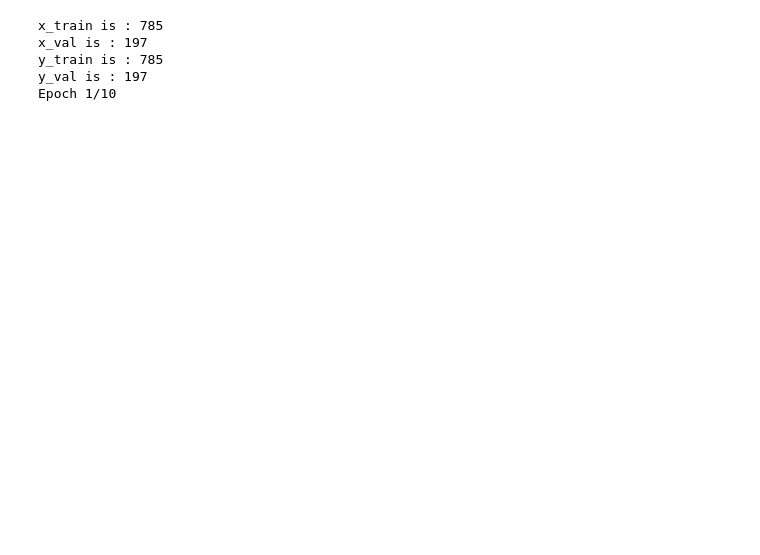
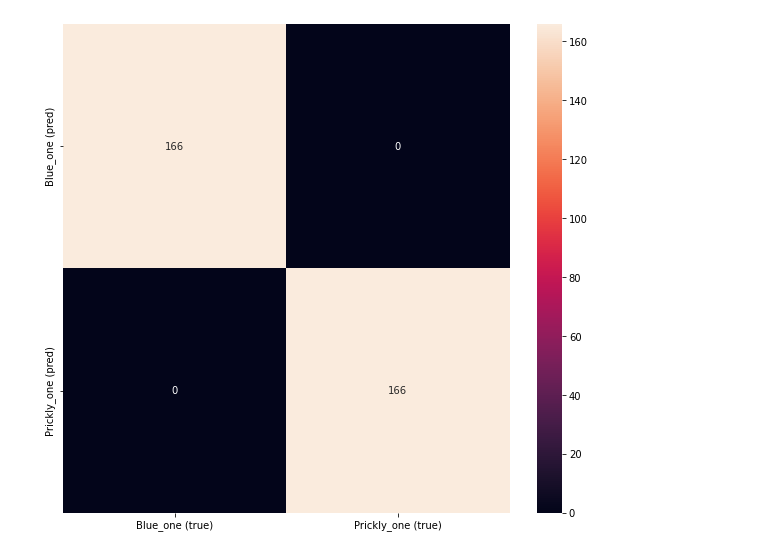
Before and after one commit to Lidiia-Afanasieva/BinearClassification, a Jupyter notebook: BinearClassification.ipynb, the cells around one changed output. Saved outputs shown, nothing was run; the diff lists cells and outputs as text; code cells hidden in the pictures; blank space fills up the shorter version.

```diff
--- a/BinearClassification.ipynb
+++ b/BinearClassification.ipynb
@@ -215,3 +209,15 @@ Epoch 10/10
+# %%
+y_pred2 = model.predict(x_test)
+y_pred_cls2 = np.argmax(y_pred2, axis=1)
+y_true2 = np.argmax(y_test, axis=1)
+conf_mat2 = confusion_matrix(y_true2, y_pred_cls2)
+f, ax = plt.subplots(figsize=(10, 9))
+sns.heatmap(conf_mat2, annot=True, fmt='.0f')
+ax.set_xticklabels([item + ' (true)' for item in classes])
+ax.set_yticklabels([item + ' (pred)' for item in classes])
+plt.show()
+# %% [output]
+[figure, added]
 # %%
 # THIS IS NOT THE PLACE YOU ARE LOOKING FOOOOR
 
@@ -246,9 +252,3 @@ batch_size = 32
 
 # обучаем нейросеть
 H = model.fit(x_train, y_train, validation_data=(x_test, y_test), epochs=epochs, batch_size=32)
-# %% [output]
-x_train is : 785
-x_val is : 197
-y_train is : 785
-y_val is : 197
-Epoch 1/10
```
Also changed, not shown: parts of 2 cells of this notebook.
